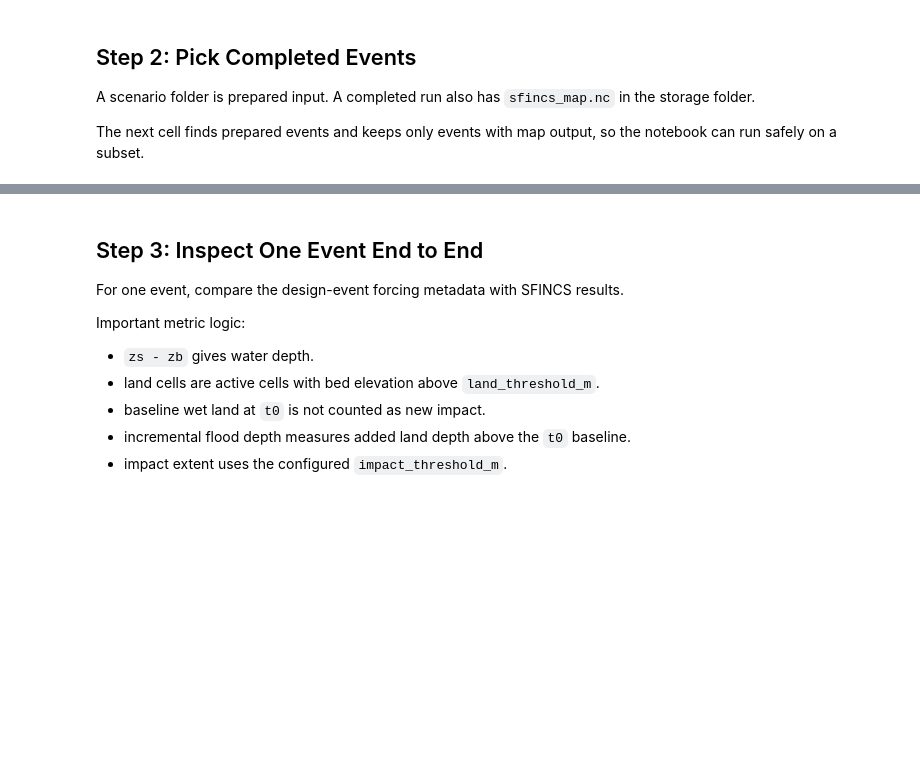
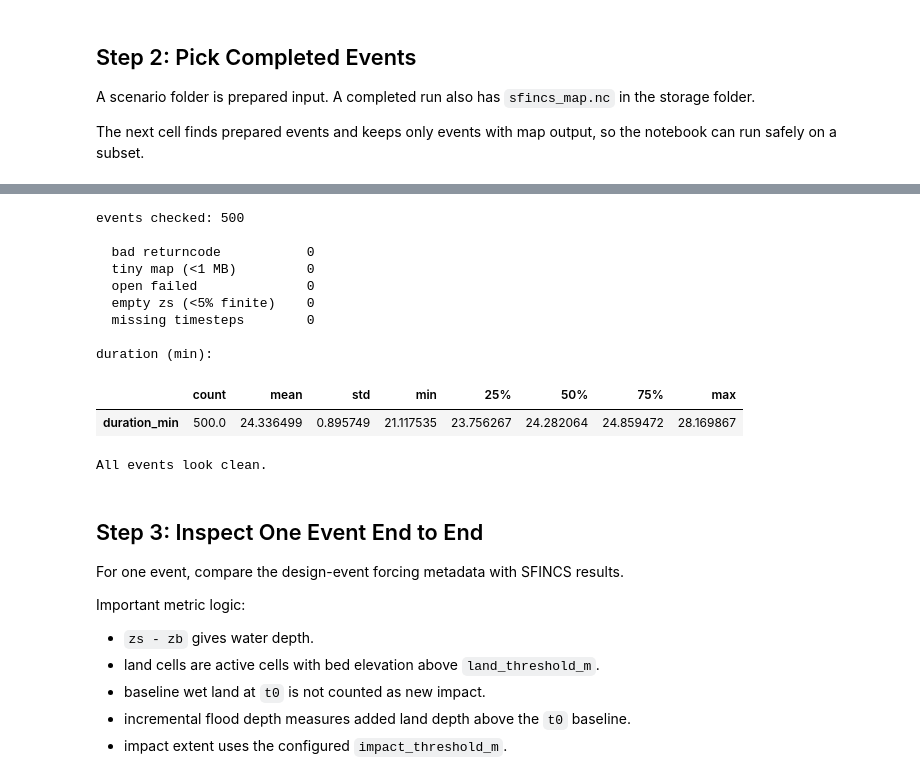
Before and after one commit to SusuXu-s-Lab/Flood-RM, a Jupyter notebook: locations/marshfield/02_flood/06_evaluate.ipynb, the cells around one changed output, grey strips where cells are left out. Saved outputs shown, nothing was run; the diff lists cells and outputs as text; code cells hidden in the pictures; blank space fills up the shorter version.

Commit message:
post-run stats

```diff
--- a/locations/marshfield/02_flood/06_evaluate.ipynb
+++ b/locations/marshfield/02_flood/06_evaluate.ipynb
@@ -97,3 +148,75 @@ pd.Series(
+# %%
+import json
+
+health_rows = []
+for d in completed_events:
+    meta_path = paths["storage_root"] / d.name / "run_metadata.json"
+    map_path = paths["storage_root"] / d.name / "sfincs_map.nc"
+    rec = {"event_id": d.name, "open_error": ""}
+
+    if meta_path.exists():
+        meta = json.loads(meta_path.read_text())
+        rec["returncode"] = int(meta.get("returncode", -1))
+        rec["duration_min"] = float(meta.get("duration_sec", float("nan"))) / 60.0
+    else:
+        rec["returncode"] = None
+        rec["duration_min"] = float("nan")
+
+    rec["map_mb"] = map_path.stat().st_size / (1024 * 1024) if map_path.exists() else 0.0
+
+    try:
+        with xr.open_dataset(map_path, decode_times=False) as ds:
+            zs_last = ds["zs"].isel(time=-1).values
+            rec["zs_finite_frac"] = float(np.isfinite(zs_last).mean())
+            rec["zs_max_last_m"] = float(np.nanmax(zs_last)) if np.any(np.isfinite(zs_last)) else float("nan")
+            rec["n_timesteps"] = int(ds.sizes.get("time", 0))
+    except Exception as exc:
+        rec["zs_finite_frac"] = float("nan")
+        rec["zs_max_last_m"] = float("nan")
+        rec["n_timesteps"] = 0
+        rec["open_error"] = str(exc)[:120]
+
+    health_rows.append(rec)
+
+health = pd.DataFrame(health_rows)
+
+flags = {
+    "bad returncode":        health["returncode"].fillna(-1) != 0,
+    "tiny map (<1 MB)":      health["map_mb"] < 1.0,
+    "open failed":           health["open_error"] != "",
+    "empty zs (<5% finite)": health["zs_finite_frac"] < 0.05,
+    "missing timesteps":     health["n_timesteps"] < 2,
+}
+
+print(f"events checked: {len(health)}\n")
+for label, mask in flags.items():
+    print(f"  {label:24s} {int(mask.sum())}")
+
+print("\nduration (min):")
+display(health["duration_min"].describe().to_frame().T)
+
+flagged_mask = pd.Series(False, index=health.index)
+for mask in flags.values():
+    flagged_mask = flagged_mask | mask
+
+if flagged_mask.any():
+    print(f"\n{int(flagged_mask.sum())} anomalous events:")
+    display(health.loc[flagged_mask].sort_values("event_id"))
+else:
+    print("\nAll events look clean.")
+# %% [output]
+events checked: 500
+
+  bad returncode           0
+  tiny map (<1 MB)         0
+  open failed              0
+  empty zs (<5% finite)    0
+  missing timesteps        0
+
+duration (min):
+|  | count | mean | std | min | 25% | 50% | 75% | max |
+| duration_min | 500.0 | 24.336499 | 0.895749 | 21.117535 | 23.756267 | 24.282064 | 24.859472 | 28.169867 |
+All events look clean.
 # %% [markdown]
 ## Step 3: Inspect One Event End to End
 
```
Also changed, not shown: parts of 9 cells of this notebook, 1 other file.
